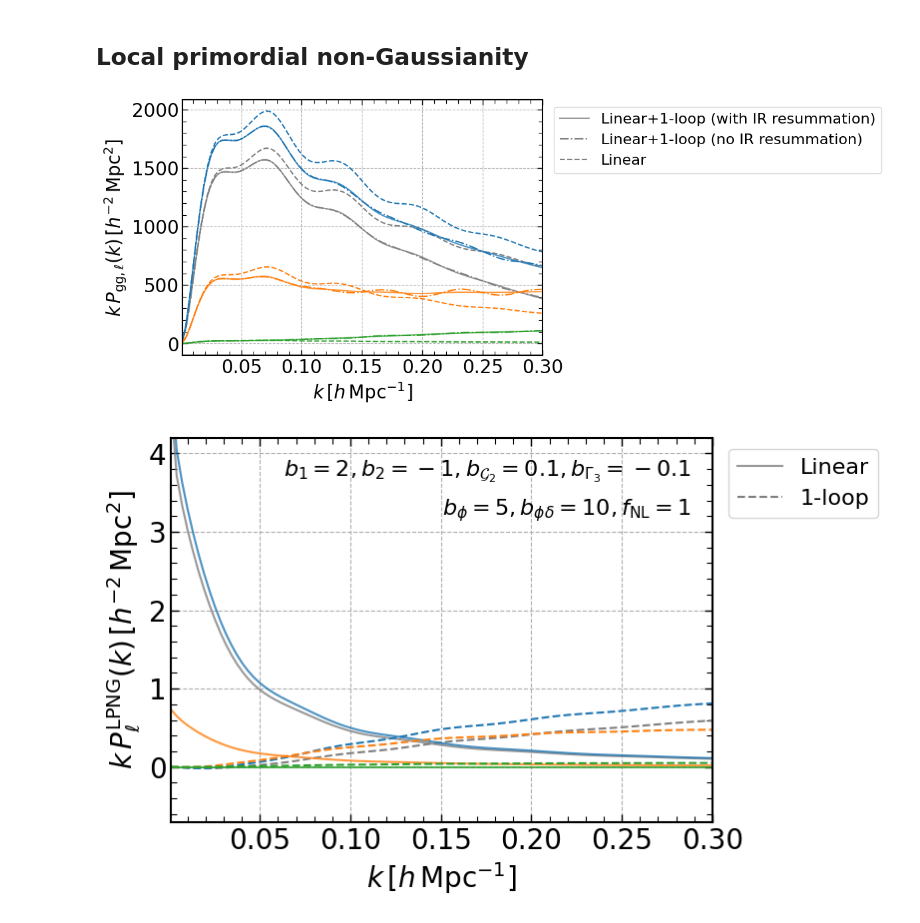
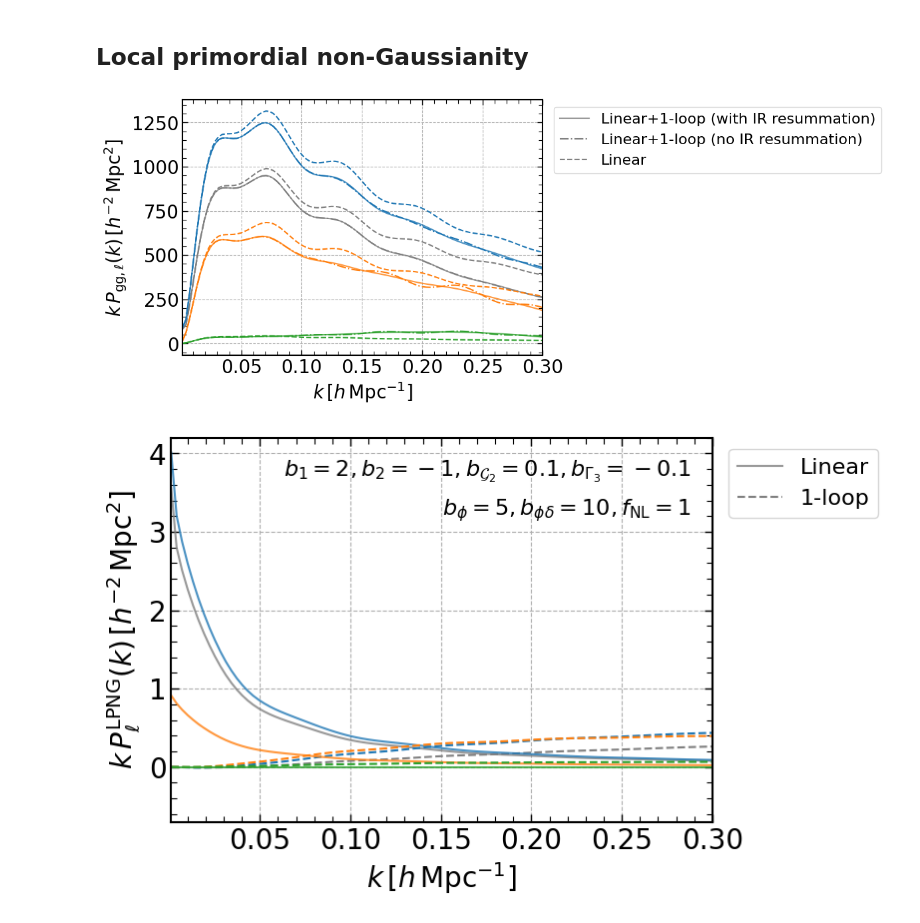
Before and after one commit to archaeo-pteryx/elf, a Jupyter notebook: example/ps_1loop.ipynb, the cells around one changed output. Saved outputs shown, nothing was run; the diff lists cells and outputs as text; code cells hidden in the pictures.

```diff
--- a/example/ps_1loop.ipynb
+++ b/example/ps_1loop.ipynb
@@ -41,4 +38,9 @@ pt.set_1loop(hubble=0.6727)
 # %%
+## Set the linear growth factor D (normalized as D(z=0)=1) and the linear growth rate f.
+## Here, we want to compute the galaxy power spectrum at z=1 in Planck 2018 cosmology.
+pt.set_Dgrowth(Dgrowth=0.6067)
+pt.set_fgrowth(fgrowth=0.8768)
+
 ## Set galaxy bias parameters
 bias = {'b1': 2, 'b2': -1, 'bG2': 0.1, 'bGamma3': -0.1}
 pt.set_bias_params(bias)
@@ -136,22 +142,25 @@ for ax in axs:
 # %%
 pt = ps_1loop.PowerSpectrum1LoopLPNG()
 # %%
-d = np.loadtxt('data/pk_lin.dat')
+## Set the linear matter power spectrum and transfer function M(k) for PNG at z=0
+d = np.loadtxt('data/pk_lin_planck18_fid_z0.txt')
 k, pk_lin = d[:,0], d[:,1]
 pt.set_pk_lin(k, pk_lin)
 
-d = np.loadtxt('data/Mk.dat')
+d = np.loadtxt('data/Mk_planck18_fid_z0.txt')
 k, Mk = d[:,0], d[:,1]
 pt.set_Mk(k, Mk)
+
+## Preparation for computing 1-loop terms
+pt.set_1loop(hubble=0.6736)
-# %%
-## Specify the linear growth rate f
-pt.set_fgrowth(fgrowth=0.528)
-
-## Preparation for computing 1-loop terms
-pt.set_1loop(hubble=0.6727)
 # %%
+## Set the linear growth factor D (normalized as D(z=0)=1) and the linear growth rate f.
+## Here, we want to compute the galaxy power spectrum at z=1 in Planck 2018 cosmology.
+pt.set_Dgrowth(Dgrowth=0.6067)
+pt.set_fgrowth(fgrowth=0.8768)
+
 ## Set f_NL
-f_nl = 1
+f_nl = 10
 pt.set_f_nl(f_nl)
 
 ## Set bias parameters
@@ -173,39 +182,41 @@ pkmu = pt.get_pkmu_gg(k, mu, irres=True)
 # %%
 ## Plot P_ell(k)
 
 fig = plt.figure(figsize=(7,5))
 color = plt.rcParams['axes.prop_cycle'].by_key()['color']
 ax = fig.add_subplot()
 
 k = np.linspace(1e-3,0.3,100)
 
 # real space
 pk_tree = pt.get_pk_gg_lin(k)
 pk_noirres = pt.get_pk_gg(k, irres=False)
 pk_irres = pt.get_pk_gg(k, irres=True)
 ax.plot(k, k * pk_irres, ls='-', c='gray', alpha=0.8, label=r'Linear+1-loop (with IR resummation)')
 ax.plot(k, k * pk_noirres, ls='-.', c='gray', label=r'Linear+1-loop (no IR resummation)')
 ax.plot(k, k * pk_tree, ls='--', c='gray', label=r'Linear')
 
+ells = [0,2,4]
+pkl_tree = pt.get_pk_ell_gg_lin(k, ells)
+pkl_noirres = pt.get_pk_ell_gg(k, ells, irres=False)
+pkl_irres = pt.get_pk_ell_gg(k, ells, irres=True)
+
 # redshift space multipoles
 for i, l in enumerate([0,2,4]):
-    pl_tree = pt.get_pk_ell_gg_lin(l, k)
-    pl_noirres = pt.get_pk_ell_gg(l, k, irres=False)
-    pl_irres = pt.get_pk_ell_gg(l, k, irres=True)
-    ax.plot(k, k * pl_irres, ls='-', c=color[i], alpha=0.8,)
-    ax.plot(k, k * pl_noirres, ls='-.', c=color[i])
-    ax.plot(k, k * pl_tree, ls='--', c=color[i])
+    ax.plot(k, k * pkl_irres[i], ls='-', c=color[i], alpha=0.8,)
+    ax.plot(k, k * pkl_noirres[i], ls='-.', c=color[i])
+    ax.plot(k, k * pkl_tree[i], ls='--', c=color[i])
 
 axs = plt.gcf().get_axes()
 for ax in axs:
     plt.sca(ax)
     plt.xlabel(r'$k \, [h\,\mathrm{Mpc}^{-1}]$')
     plt.ylabel(r'$k \, P_{\mathrm{gg},\ell}(k)\,[h^{-2}\,\mathrm{Mpc}^2]$')
     plt.xlim(k.min(), k.max())
     plt.legend(fontsize=16, bbox_to_anchor=(1.01, 1.0), loc='upper left')
     plt.grid(linestyle='--')
 # %% [output]
-[figure, old version]
+[figure, new version]
 # %%
 ## Plot local PNG contributions of P_ell(k)
 
@@ -215,6 +226,7 @@ color = plt.rcParams['axes.prop_cycle'].by_key()['color']
 ax = fig.add_subplot()
 
 bias = {'b1':2, 'b2':-1, 'bG2':0.1, 'bGamma3':-0.1, 'bphi':5, 'bphid':10}
+# bias = {'b1': 2, 'b2': -1, 'bG2': 0.1, 'bGamma3': -0.1, 'bphi': 5, 'bphid': 5}
 pt.set_bias_params(bias)
 
 f_nl = 1
@@ -232,17 +244,18 @@ pt.set_f_nl(f_nl)
 pk_png_1loop = pt.get_pkmu_gg_1loop(k, 0, name='lpng_tot')
 ax.plot(k, k * pk_png_1loop, ls='--', c='gray', label=r'1-loop')
 
-# redshift space multipoles
-for i, l in enumerate([0,2,4]):
-    pt.set_f_nl(f_nl)
-    pl_png_tree = pt.get_pk_ell_gg_lin(l, k)
-    pt.set_f_nl(0)
-    pl_tree = pt.get_pk_ell_gg_lin(l, k)
-    ax.plot(k, k * (pl_png_tree - pl_tree), ls='-', c=color[i], alpha=0.8)
-    pt.set_f_nl(f_nl)
-    pl_png_1loop = pt.get_pk_ell_gg_1loop(l, k, name='lpng_tot')
-    ax.plot(k, k * pl_png_1loop, ls='--', c=color[i], alpha=1)
+ells = [0,2,4]
 pt.set_f_nl(f_nl)
+pl_png_tree = pt.get_pk_ell_gg_lin(k, ells)
+pt.set_f_nl(0)
+pl_tree = pt.get_pk_ell_gg_lin(k, ells)
+pt.set_f_nl(f_nl)
+pl_png_1loop = pt.get_pk_ell_gg_1loop(k, ells, name='lpng_tot')
+
+# Redshift space multipoles
+for i, l in enumerate(ells):
+    ax.plot(k, k * (pl_png_tree - pl_tree)[i], ls='-', c=color[i], alpha=0.8)
+    ax.plot(k, k * pl_png_1loop[i], ls='--', c=color[i], alpha=1)
 
 ax.text(0.96, 0.9, r'$b_1=%s, b_2=%s, b_{\mathcal{G}_2}=%s, b_{\Gamma_3}=%s$' % (bias['b1'], bias['b2'], bias['bG2'], bias['bGamma3']), fontsize=16, transform=ax.transAxes, ha='right')
 ax.text(0.96, 0.8, r'$b_{\phi}=%s, b_{\phi\delta}=%s, f_\mathrm{NL}=%s$' % (bias['bphi'], bias['bphid'], pt.f_nl), fontsize=16, transform=ax.transAxes, ha='right')
@@ -257,4 +270,4 @@ for ax in axs:
     plt.ylim(-0.7,4.2)
     plt.grid(linestyle='--')
 # %% [output]
-[figure, old version]
+[figure, new version]
```
Also changed, not shown: parts of 6 cells of this notebook, 2 other files.
